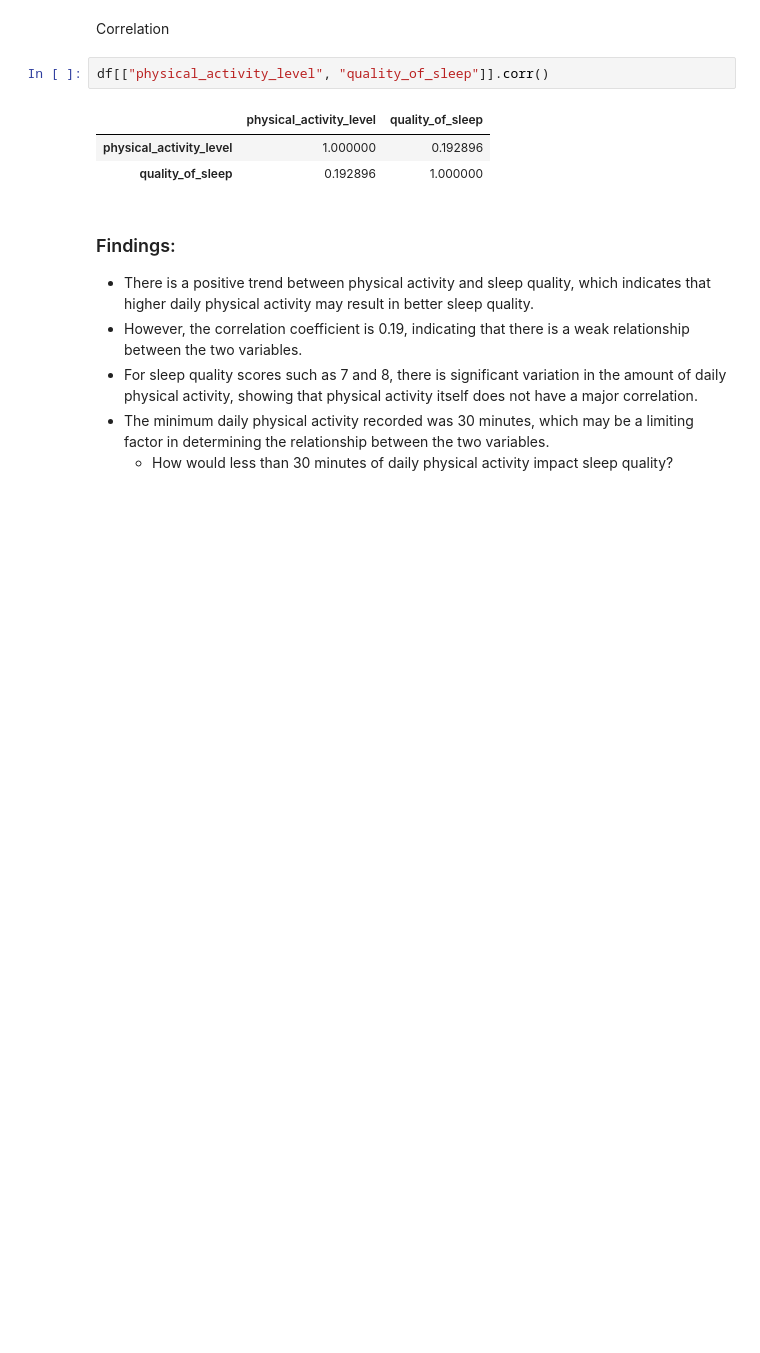
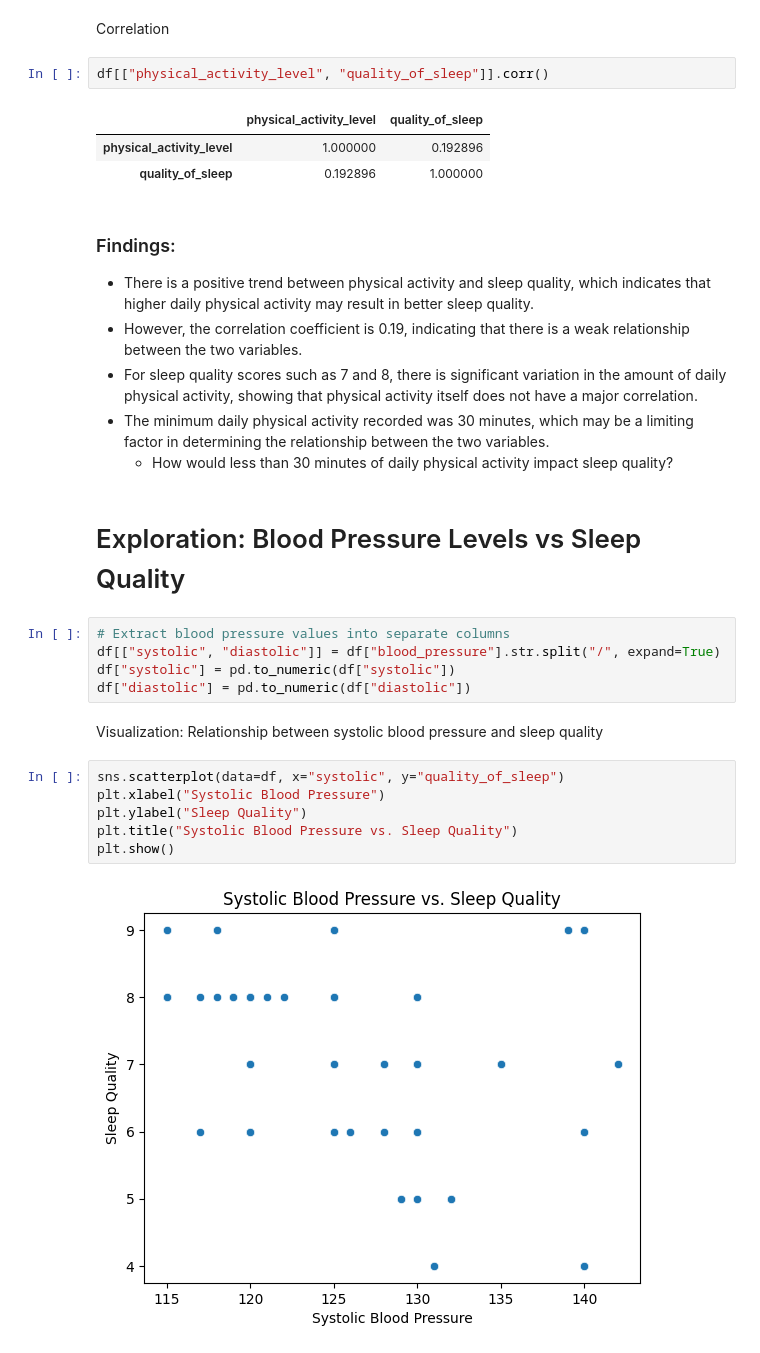
Before and after one commit to shamitsoni/Sleep-Health, a Jupyter notebook: notebooks/analysis.ipynb, the cells around one changed output. Saved outputs shown, nothing was run; the diff lists cells and outputs as text; blank space fills up the shorter version.

Commit message:
Blood pressure levels vs sleep quality

```diff
--- a/notebooks/analysis.ipynb
+++ b/notebooks/analysis.ipynb
@@ -150,3 +151,20 @@ df[["physical_activity_level", "quality_of_sleep"]].corr()
 - For sleep quality scores such as 7 and 8, there is significant variation in the amount of daily physical activity, showing that physical activity itself does not have a major correlation.
 - The minimum daily physical activity recorded was 30 minutes, which may be a limiting factor in determining the relationship between the two variables.
     - How would less than 30 minutes of daily physical activity impact sleep quality?
+# %% [markdown]
+# Exploration: Blood Pressure Levels vs Sleep Quality
+# %%
+# Extract blood pressure values into separate columns
+df[["systolic", "diastolic"]] = df["blood_pressure"].str.split("/", expand=True)
+df["systolic"] = pd.to_numeric(df["systolic"])
+df["diastolic"] = pd.to_numeric(df["diastolic"])
+# %% [markdown]
+Visualization: Relationship between systolic blood pressure and sleep quality
+# %%
+sns.scatterplot(data=df, x="systolic", y="quality_of_sleep")
+plt.xlabel("Systolic Blood Pressure")
+plt.ylabel("Sleep Quality")
+plt.title("Systolic Blood Pressure vs. Sleep Quality")
+plt.show()
+# %% [output]
+[figure, added]
```
Also changed, not shown: parts of 9 cells of this notebook, 1 other file.
